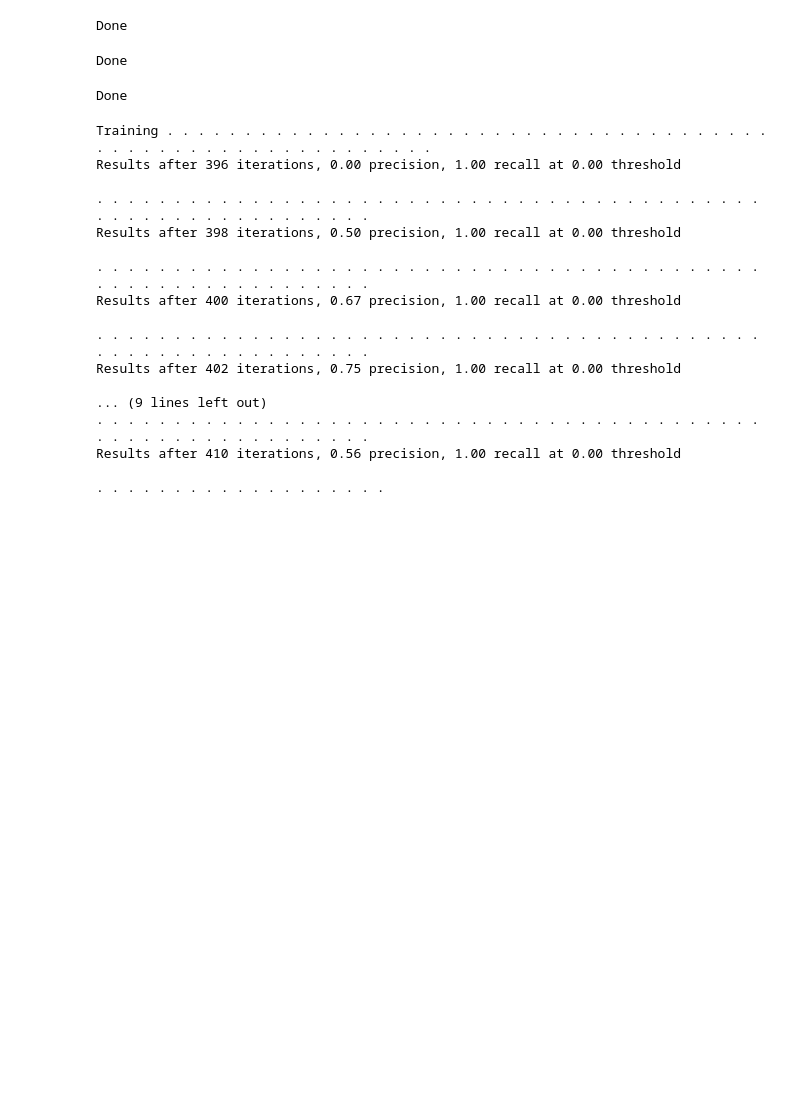
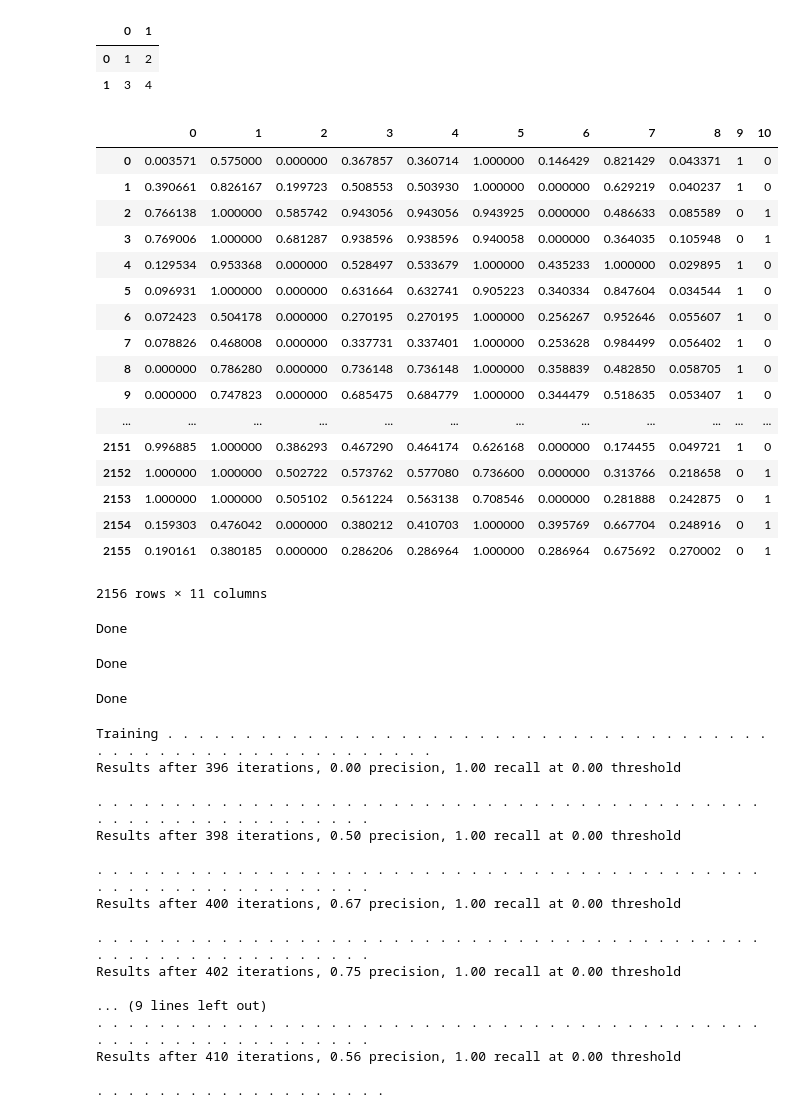
Before and after one commit to cwilko/marketinsights-ml, a Jupyter notebook: Experiment-2.ipynb, the cells around one changed output. Drawn from its saved outputs; the diff is of its cells as text; code cells hidden in the pictures; blank space fills up the shorter version.

```diff
--- a/Experiment-2.ipynb
+++ b/Experiment-2.ipynb
@@ -8,3 +117,47 @@ logging_cred = json.load(open('logging_cred.json'))
+# %%
+pandas.DataFrame(dataset["data"])
+# %% [output]
+|  | 0 | 1 |
+| 0 | 1 | 2 |
+| 1 | 3 | 4 |
+# %%
+#!pip install git+https://github.com/locke105/pylogmet.git
+
+import pandas
+import json
+import gc
+import sys
+from bluemix import *
+
+
+logging_cred = json.load(open('logging_cred.json'))
+
+dataset = pandas.read_csv(objStore.get_file('Experiment2', 'Experiment2_zero.csv'), header=None)
+
+testSetLength = 430
+training_set = dataset[:-(testSetLength)]
+test_set = dataset[-(testSetLength):]
+# %%
+dataset
+# %% [output]
+|  | 0 | 1 | 2 | 3 | 4 | 5 | 6 | 7 | 8 | 9 | 10 |
+| 0 | 0.003571 | 0.575000 | 0.000000 | 0.367857 | 0.360714 | 1.000000 | 0.146429 | 0.821429 | 0.043371 | 1 | 0 |
+| 1 | 0.390661 | 0.826167 | 0.199723 | 0.508553 | 0.503930 | 1.000000 | 0.000000 | 0.629219 | 0.040237 | 1 | 0 |
+| 2 | 0.766138 | 1.000000 | 0.585742 | 0.943056 | 0.943056 | 0.943925 | 0.000000 | 0.486633 | 0.085589 | 0 | 1 |
+| 3 | 0.769006 | 1.000000 | 0.681287 | 0.938596 | 0.938596 | 0.940058 | 0.000000 | 0.364035 | 0.105948 | 0 | 1 |
+| 4 | 0.129534 | 0.953368 | 0.000000 | 0.528497 | 0.533679 | 1.000000 | 0.435233 | 1.000000 | 0.029895 | 1 | 0 |
+| 5 | 0.096931 | 1.000000 | 0.000000 | 0.631664 | 0.632741 | 0.905223 | 0.340334 | 0.847604 | 0.034544 | 1 | 0 |
+| 6 | 0.072423 | 0.504178 | 0.000000 | 0.270195 | 0.270195 | 1.000000 | 0.256267 | 0.952646 | 0.055607 | 1 | 0 |
+| 7 | 0.078826 | 0.468008 | 0.000000 | 0.337731 | 0.337401 | 1.000000 | 0.253628 | 0.984499 | 0.056402 | 1 | 0 |
+| 8 | 0.000000 | 0.786280 | 0.000000 | 0.736148 | 0.736148 | 1.000000 | 0.358839 | 0.482850 | 0.058705 | 1 | 0 |
+| 9 | 0.000000 | 0.747823 | 0.000000 | 0.685475 | 0.684779 | 1.000000 | 0.344479 | 0.518635 | 0.053407 | 1 | 0 |
+| ... | ... | ... | ... | ... | ... | ... | ... | ... | ... | ... | ... |
+| 2151 | 0.996885 | 1.000000 | 0.386293 | 0.467290 | 0.464174 | 0.626168 | 0.000000 | 0.174455 | 0.049721 | 1 | 0 |
+| 2152 | 1.000000 | 1.000000 | 0.502722 | 0.573762 | 0.577080 | 0.736600 | 0.000000 | 0.313766 | 0.218658 | 0 | 1 |
+| 2153 | 1.000000 | 1.000000 | 0.505102 | 0.561224 | 0.563138 | 0.708546 | 0.000000 | 0.281888 | 0.242875 | 0 | 1 |
+| 2154 | 0.159303 | 0.476042 | 0.000000 | 0.380212 | 0.410703 | 1.000000 | 0.395769 | 0.667704 | 0.248916 | 0 | 1 |
+| 2155 | 0.190161 | 0.380185 | 0.000000 | 0.286206 | 0.286964 | 1.000000 | 0.286964 | 0.675692 | 0.270002 | 0 | 1 |
+2156 rows × 11 columns
 # %%
 import tensorflow as tf
 import numpy as np
```
Also changed, not shown: parts of 4 cells of this notebook.
